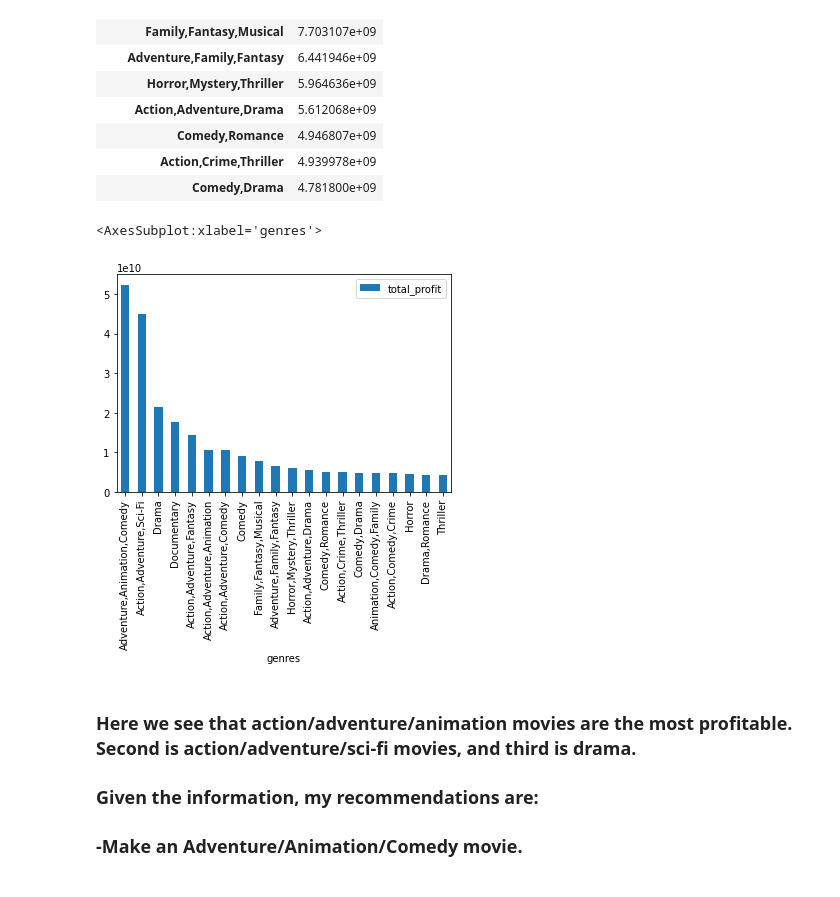
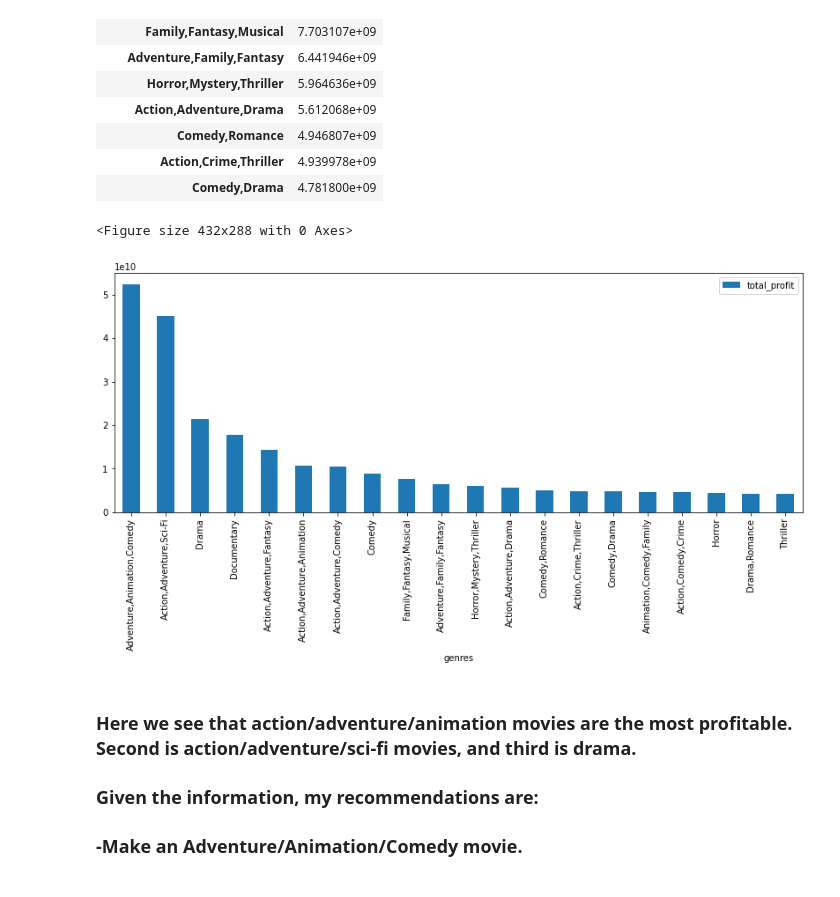
Before and after one commit to LumpyOctopus/Phase-One-Project, a Jupyter notebook: student.ipynb, the cells around one changed output. Saved outputs shown, nothing was run; the diff lists cells and outputs as text; code cells hidden in the pictures.

```diff
--- a/student.ipynb
+++ b/student.ipynb
@@ -297,7 +297,7 @@ crew_principles_df
 | 1030875 | tt8835712 | NaN | NaN | NaN |
 1030876 rows × 4 columns
 # %%
-imdb_basics_df = pd.read_csv('imdb.name.basics.csv', dtype = str)
+imdb_basics_df = pd.read_csv('zippedData/imdb.name.basics.csv', dtype = str)
 imdb_basics_df
 # %% [output]
 |  | nconst | primary_name | birth_year | death_year | primary_profession | known_for_titles |
@@ -334,7 +334,7 @@ people_join_df
 | 1033233 | NaN | NaN | tt8835712 | NaN | NaN |
 1033234 rows × 5 columns
 # %%
-movie_basics_df = pd.read_csv('imdb.title.basics.csv', dtype=str)
+movie_basics_df = pd.read_csv('zippedData/imdb.title.basics.csv', dtype=str)
 movie_basics_df
 # %% [output]
 |  | tconst | primary_title | original_title | start_year | runtime_minutes | genres |
@@ -371,7 +371,7 @@ titlenpeople_join_df
 | 1033233 | NaN | NaN | tt8835712 | NaN | NaN | The Lover of a Capricious Painter | Romance |
 1033234 rows × 7 columns
 # %%
-movie_akas_df = pd.read_csv('imdb.title.akas.csv', dtype=str)
+movie_akas_df = pd.read_csv('zippedData/imdb.title.akas.csv', dtype=str)
 movie_akas_df
 # %% [output]
 |  | title_id | ordering | title | region | language | types | attributes | is_original_title |
@@ -452,7 +452,7 @@ name_em_df
 columns = ['title']
 name_em_df.drop(columns, inplace=True, axis=1)
 # %%
-movie_ratings1_df = pd.read_csv('imdb.title.ratings.csv', dtype=str)
+movie_ratings1_df = pd.read_csv('zippedData/imdb.title.ratings.csv', dtype=str)
 movie_ratings1_df
 # %% [output]
 |  | tconst | averagerating | numvotes |
@@ -949,10 +953,12 @@ genres = genres.reset_index(drop=False)
 # %%
 top_genres = genres.head(20)
 # %%
-top_genres[['genres', 'total_profit']].plot(x='genres', kind="bar")
+plt.figure()
+top_genres[['genres', 'total_profit']].plot(x='genres', kind="bar", figsize= (14,5))
+plt.savefig('images/ProfitByGenre.png')
 # %% [output]
-<AxesSubplot:xlabel='genres'>
+<Figure size 432x288 with 0 Axes>
-[figure, old version]
+[figure, new version]
 # %% [markdown]
 ### Here we see that action/adventure/animation movies are the most profitable.  Second is action/adventure/sci-fi movies, and third is drama.
 ### Given the information, my recommendations are:
```
Also changed, not shown: parts of 6 cells of this notebook, 3 other files.
